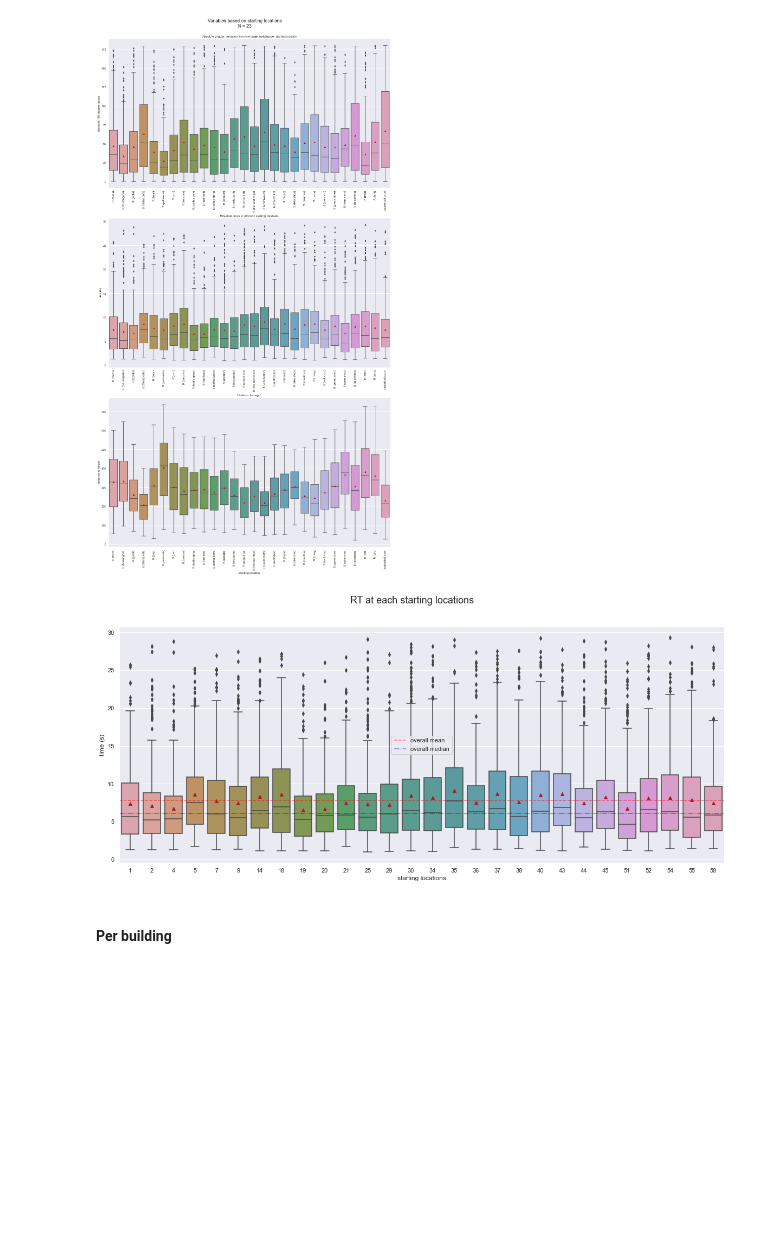
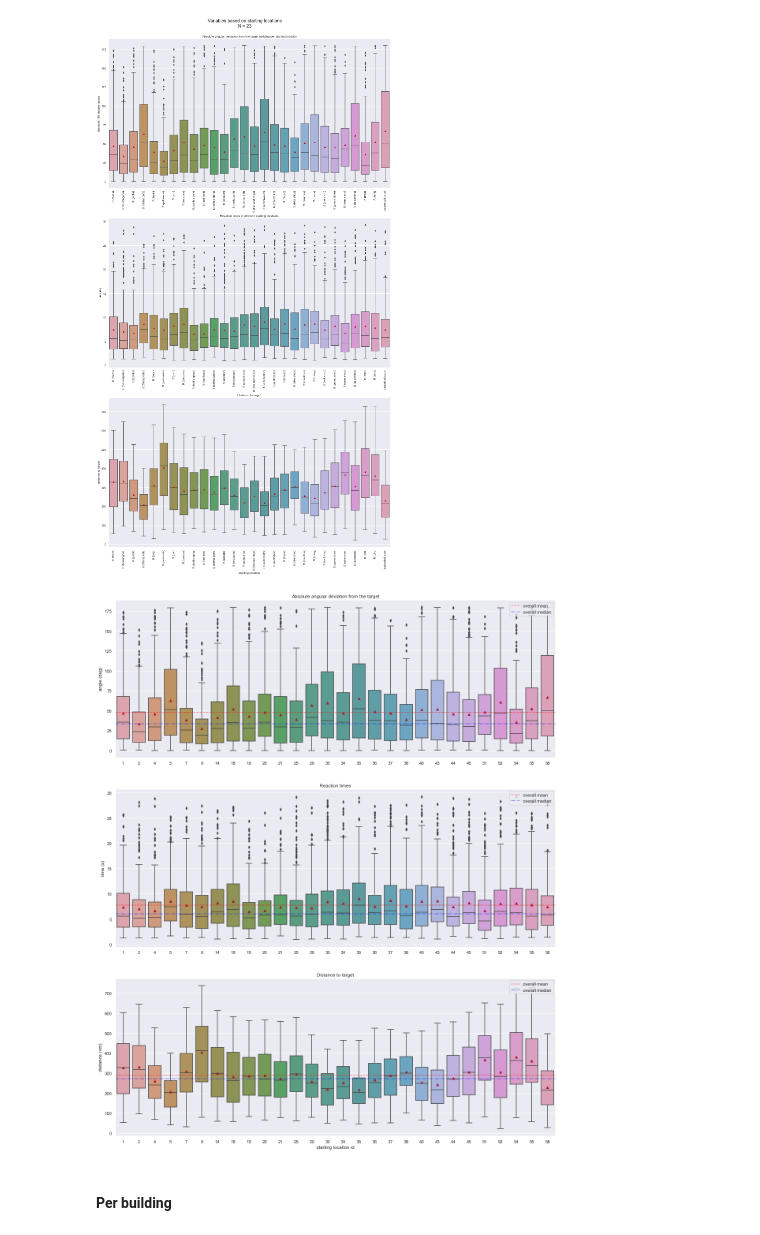
Before and after one commit to nora-maleki/humanA-pointing-task-analysis, a Jupyter notebook: analyses/01_main/02_descriptives.ipynb, the cells around one changed output. Drawn from its saved outputs; the diff is of its cells as text; code cells hidden in the pictures; blank space fills up the shorter version.

```diff
--- a/analyses/01_main/02_descriptives.ipynb
+++ b/analyses/01_main/02_descriptives.ipynb
@@ -449,57 +570,55 @@ plt.show()
 # %% [output]
 [figure]
 # %%
-fig, axes = plt.subplots(nrows=1, ncols=1, figsize = (20, 8))
+fig, axes = plt.subplots(nrows=3, ncols=1, figsize = (20, 25))
 
 df = df_cleaned.sort_values('starting_loc_id')
 
-# sns.boxplot(
-#     data=df,
-#     x='starting_loc_id',
-#     y='absolute_180_angles',
-#     orient='v',
-#     saturation=.5,
-#     showmeans = True,
-#     # ax=axes[0]
-# ).set(ylabel='absolute 180 degree space', xlabel='starting locations', title='')
-#
-# axes.axhline(y=np.mean(df.absolute_180_angles), color='r', ls='--', alpha=.5, label='overall mean')
-# axes.axhline(y=np.median(df.absolute_180_angles), color='b', ls='-.', alpha=.5, label='overall median')
+sns.boxplot(
+    data=df,
+    x='starting_loc_id',
+    y='absolute_180_angles',
+    orient='v',
+    saturation=.5,
+    showmeans = True,
+    ax=axes[0]
+).set(ylabel='angle (deg)', xlabel='', title='Absolute angular deviation from the target')
+axes[0].axhline(y=np.mean(df.absolute_180_angles), color='r', ls='--', alpha=.5, label='overall mean')
+axes[0].axhline(y=np.median(df.absolute_180_angles), color='b', ls='-.', alpha=.5, label='overall median')
+axes[0].legend(loc='upper right')
 
 sns.boxplot(
     data=df,
     x='starting_loc_id',
     y='RT',
     orient='v',
     saturation=.5,
     showmeans = True,
-    # ax=axes[1]
-).set(xlabel='starting locations', ylabel='time (s)', title='')
+    ax=axes[1]
+).set(xlabel='', ylabel='time (s)', title='Reaction times')
+axes[1].axhline(y=np.mean(df.RT), color='r', ls='--', alpha=.5, label='overall mean')
+axes[1].axhline(y=np.median(df.RT), color='b', ls='-.', alpha=.5, label='overall median')
+axes[1].legend(loc='upper right')
 
-axes.axhline(y=np.mean(df.RT), color='r', ls='--', alpha=.5, label='overall mean')
-axes.axhline(y=np.median(df.RT), color='b', ls='-.', alpha=.5, label='overall median')
+sns.boxplot(
+    data=df,
+    x='starting_loc_id',
+    y='distance_to_target',
+    orient='v',
+    saturation=.5,
+    showmeans = True,
+    ax=axes[2]
+).set(xlabel='starting location id', ylabel='distance (vm)', title='Distance to target')
+axes[2].axhline(y=np.mean(df.distance_to_target), color='r', ls='--', alpha=.5, label='overall mean')
+axes[2].axhline(y=np.median(df.distance_to_target), color='b', ls='-.', alpha=.5, label='overall median')
+axes[2].legend(loc='upper right')
 
-# sns.boxplot(
-#     data=df,
-#     x='starting_loc_name',
-#     y='distance_to_target',
-#     orient='v',
-#     saturation=.5,
-#     showmeans = True,
-#     ax=axes[2]
-# ).set(title='Distance to target' , xlabel='starting location', ylabel='distance to target')
-
-# for ax in axes.flat:
-# axes.set_xticklabels(axes.get_xticklabels(), rotation=90)
-
-# plt.xticks(rotation=90)
-plt.legend()
-plt.suptitle(t=f'RT at each starting locations', size=18)
-plt.savefig(f'{PLOT_PATH}/RT_starting_locations_boxplot_{N}.png', bbox_inches='tight', dpi=90)
+# plt.suptitle(t=f'Per starting locations', size=16, y=.91)
+plt.savefig(f'{PLOT_PATH}/ard_by_starting_locations_{N}.png', bbox_inches='tight', dpi=90)
 
 plt.show()
 # %% [output]
-[figure, old version]
+[figure, new version]
 # %% [markdown]
 #### Per building
 # %% [markdown]
```
Also changed, not shown: parts of 13 cells of this notebook.
